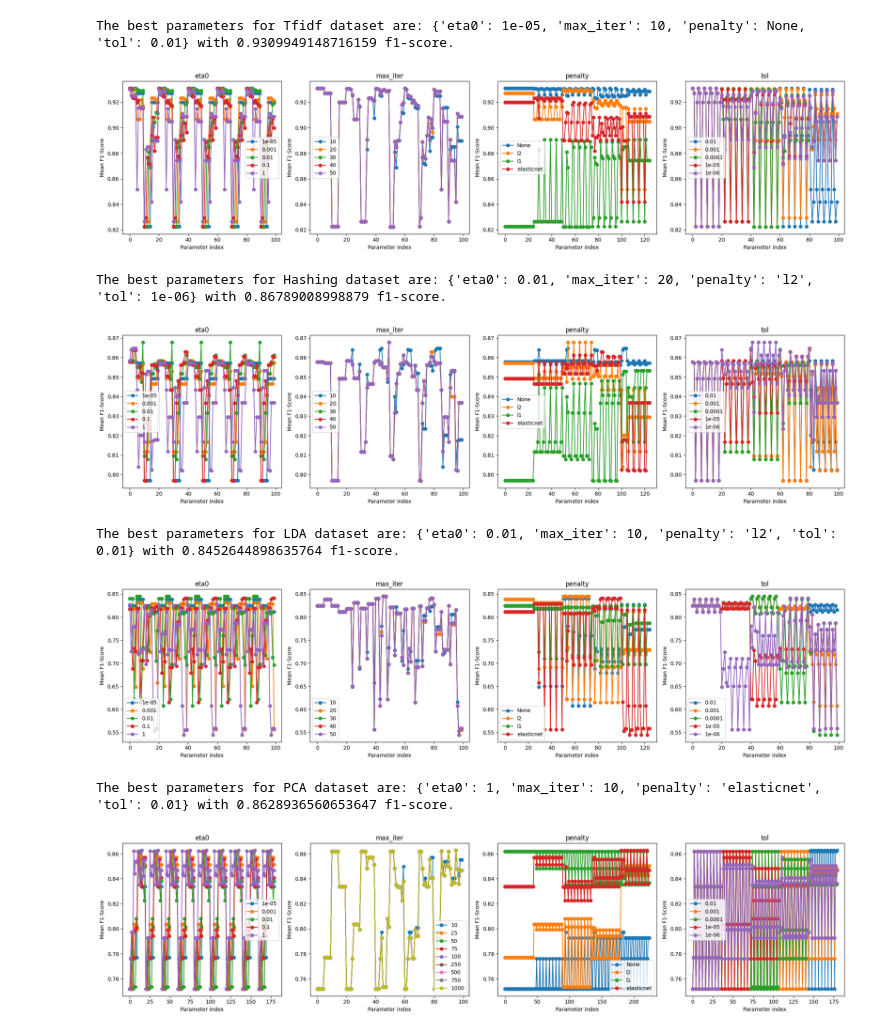
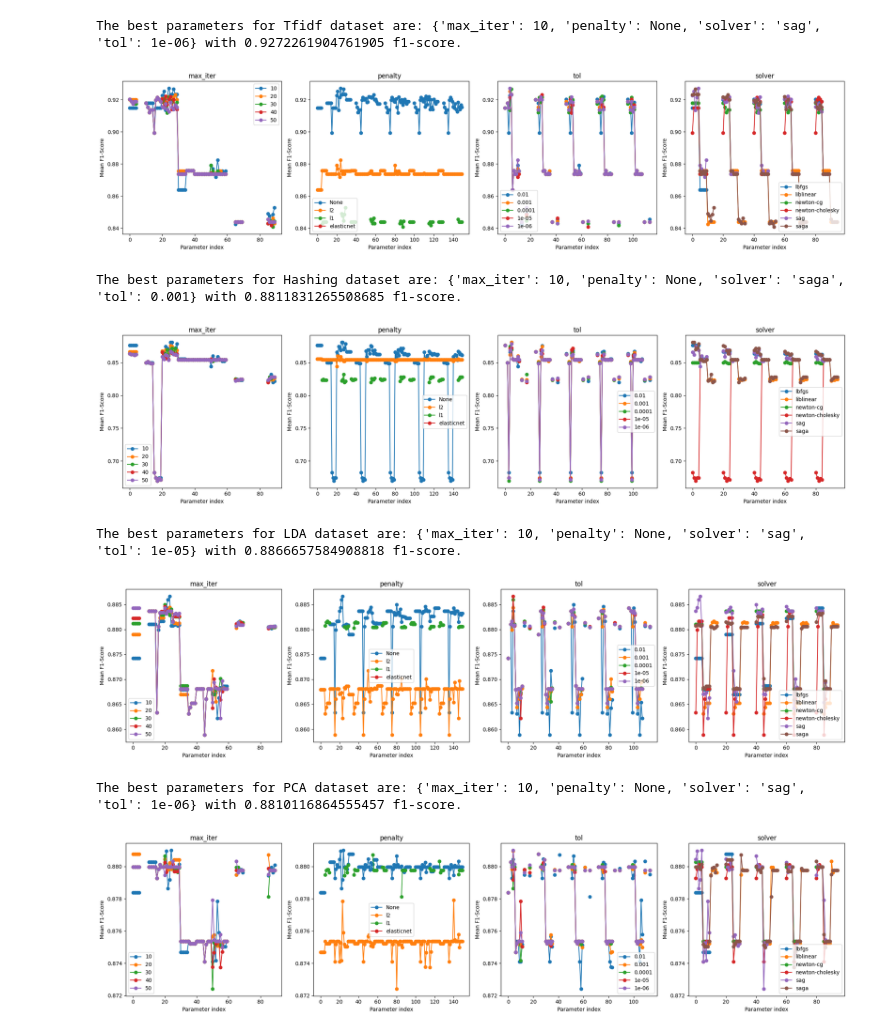
Before and after one commit to TripolarHZ/CS334_Final_Project, a Jupyter notebook: Fine_Tuning.ipynb, the cells around one changed output. Cells and saved outputs as stored; diff of their text form; code cells hidden in the pictures.

```diff
--- a/Fine_Tuning.ipynb
+++ b/Fine_Tuning.ipynb
@@ -9,7 +9,7 @@ from sklearn.neighbors import KNeighborsClassifier
 from matplotlib import pyplot as plt
 import warnings
 warnings.filterwarnings('ignore')
-Y = pd.read_csv('yTrain.csv').head(10000)
+Y = pd.read_csv('yTrain.csv').head(1000)
 # %%
 # KNN Tuning
 def KNN_tune(X, Y, dataset, k_range, distance_metrics):
@@ -110,38 +123,38 @@ The best parameters for Bow dataset are: {'eta0': 1, 'max_iter': 10, 'penalty':
 # %%
 # Tfidf Dataset
-x_tfidf = pd.read_csv('tfidf_df_train.csv').head(10000)
+x_tfidf = pd.read_csv('tfidf_df_train.csv').head(1000)
 
-PERC_tune(x_tfidf, Y, 'Tfidf', [0.00001, 0.001, 0.01, 0.1, 1], [10, 20, 30, 40, 50], [None, 'l2', 'l1', 'elasticnet'], [1e-2, 1e-3, 1e-4, 1e-5, 1e-6])
-#LR_tune(x_tfidf, Y, 'Tfidf', [i for i in range(1, 51)])
+#PERC_tune(x_tfidf, Y, 'Tfidf', [0.00001, 0.001, 0.01, 0.1, 1], [10, 20, 30, 40, 50], [None, 'l2', 'l1', 'elasticnet'], [1e-2, 1e-3, 1e-4, 1e-5, 1e-6])
+LR_tune(x_tfidf, Y, 'Tfidf', [None, 'l2', 'l1', 'elasticnet'], [1e-2, 1e-3, 1e-4, 1e-5, 1e-6], ['lbfgs', 'liblinear', 'newton-cg', 'newton-cholesky', 'sag', 'saga'],[10, 20, 30, 40, 50])
 # %% [output]
-The best parameters for Tfidf dataset are: {'eta0': 1e-05, 'max_iter': 10, 'penalty': None, 'tol': 0.01} with 0.9309949148716159 f1-score.
+The best parameters for Tfidf dataset are: {'max_iter': 10, 'penalty': None, 'solver': 'sag', 'tol': 1e-06} with 0.9272261904761905 f1-score.
-[figure, old version]
+[figure, new version]
 # %%
 # Hash Dataset
-x_hash = pd.read_csv('hash_df_train.csv').head(10000)
+x_hash = pd.read_csv('hash_df_train.csv').head(1000)
 
-PERC_tune(x_hash, Y, 'Hashing', [0.00001, 0.001, 0.01, 0.1, 1], [10, 20, 30, 40, 50], [None, 'l2', 'l1', 'elasticnet'], [1e-2, 1e-3, 1e-4, 1e-5, 1e-6])
-#LR_tune(x_hash, Y, 'Hashing', [i for i in range(1, 51)])
+#PERC_tune(x_hash, Y, 'Hashing', [0.00001, 0.001, 0.01, 0.1, 1], [10, 20, 30, 40, 50], [None, 'l2', 'l1', 'elasticnet'], [1e-2, 1e-3, 1e-4, 1e-5, 1e-6])
+LR_tune(x_hash, Y, 'Hashing', [None, 'l2', 'l1', 'elasticnet'], [1e-2, 1e-3, 1e-4, 1e-5, 1e-6], ['lbfgs', 'liblinear', 'newton-cg', 'newton-cholesky', 'sag', 'saga'],[10, 20, 30, 40, 50])
 # %% [output]
-The best parameters for Hashing dataset are: {'eta0': 0.01, 'max_iter': 20, 'penalty': 'l2', 'tol': 1e-06} with 0.86789008998879 f1-score.
+The best parameters for Hashing dataset are: {'max_iter': 10, 'penalty': None, 'solver': 'saga', 'tol': 0.001} with 0.8811831265508685 f1-score.
-[figure, old version]
+[figure, new version]
 # %%
 # LDA Dataset
-x_lda = pd.read_csv('lda_df_train.csv').head(10000)
+x_lda = pd.read_csv('lda_df_train.csv').head(1000)
 
 #KNN_tune(x_lda, Y, 'LDA', [k for k in range(1, 51)], ['euclidean', 'manhattan', 'chebyshev'])
-PERC_tune(x_lda, Y, 'LDA', [0.00001, 0.001, 0.01, 0.1, 1], [10, 20, 30, 40, 50], [None, 'l2', 'l1', 'elasticnet'], [1e-2, 1e-3, 1e-4, 1e-5, 1e-6])
-#LR_tune(x_lda, Y, 'LDA', [i for i in range(1, 101)])
+#PERC_tune(x_lda, Y, 'LDA', [0.00001, 0.001, 0.01, 0.1, 1], [10, 20, 30, 40, 50], [None, 'l2', 'l1', 'elasticnet'], [1e-2, 1e-3, 1e-4, 1e-5, 1e-6])
+LR_tune(x_lda, Y, 'LDA', [None, 'l2', 'l1', 'elasticnet'], [1e-2, 1e-3, 1e-4, 1e-5, 1e-6], ['lbfgs', 'liblinear', 'newton-cg', 'newton-cholesky', 'sag', 'saga'],[10, 20, 30, 40, 50])
 # %% [output]
-The best parameters for LDA dataset are: {'eta0': 0.01, 'max_iter': 10, 'penalty': 'l2', 'tol': 0.01} with 0.8452644898635764 f1-score.
+The best parameters for LDA dataset are: {'max_iter': 10, 'penalty': None, 'solver': 'sag', 'tol': 1e-05} with 0.8866657584908818 f1-score.
-[figure, old version]
+[figure, new version]
 # %%
 # PCA Dataset
-x_pca = pd.read_csv('pca_df_train.csv').head(10000)
+x_pca = pd.read_csv('pca_df_train.csv').head(1000)
 
 #KNN_tune(x_pca, Y, 'PCA', [k for k in range(1, 51)], ['euclidean', 'manhattan', 'chebyshev'])
-PERC_tune(x_pca, Y, 'PCA', [0.00001, 0.001, 0.01, 0.1, 1], [10, 20, 30, 40, 50], [None, 'l2', 'l1', 'elasticnet'], [1e-2, 1e-3, 1e-4, 1e-5, 1e-6])
-#LR_tune(x_pca, Y, 'PCA', [i for i in range(1, 50)])
+#PERC_tune(x_pca, Y, 'PCA', [0.00001, 0.001, 0.01, 0.1, 1], [10, 20, 30, 40, 50], [None, 'l2', 'l1', 'elasticnet'], [1e-2, 1e-3, 1e-4, 1e-5, 1e-6])
+LR_tune(x_pca, Y, 'PCA', [None, 'l2', 'l1', 'elasticnet'], [1e-2, 1e-3, 1e-4, 1e-5, 1e-6], ['lbfgs', 'liblinear', 'newton-cg', 'newton-cholesky', 'sag', 'saga'],[10, 20, 30, 40, 50])
 # %% [output]
-The best parameters for PCA dataset are: {'eta0': 1, 'max_iter': 10, 'penalty': 'elasticnet', 'tol': 0.01} with 0.8628936560653647 f1-score.
+The best parameters for PCA dataset are: {'max_iter': 10, 'penalty': None, 'solver': 'sag', 'tol': 1e-06} with 0.8810116864555457 f1-score.
-[figure, old version]
+[figure, new version]
```
Also changed, not shown: parts of 3 cells of this notebook, 6 other files.
